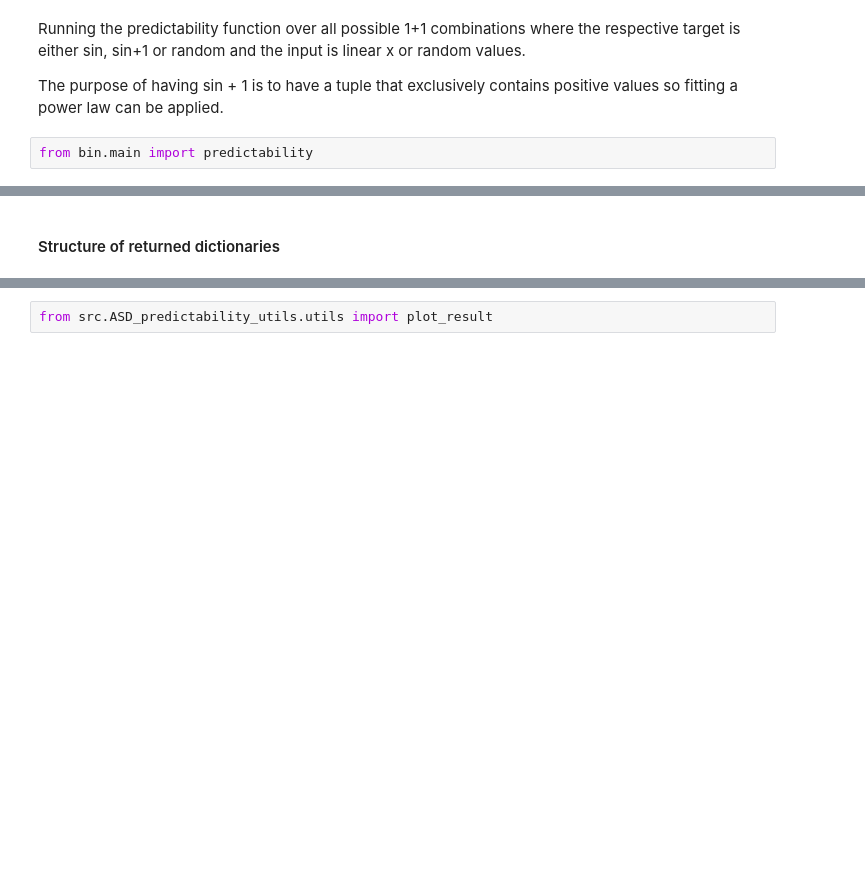
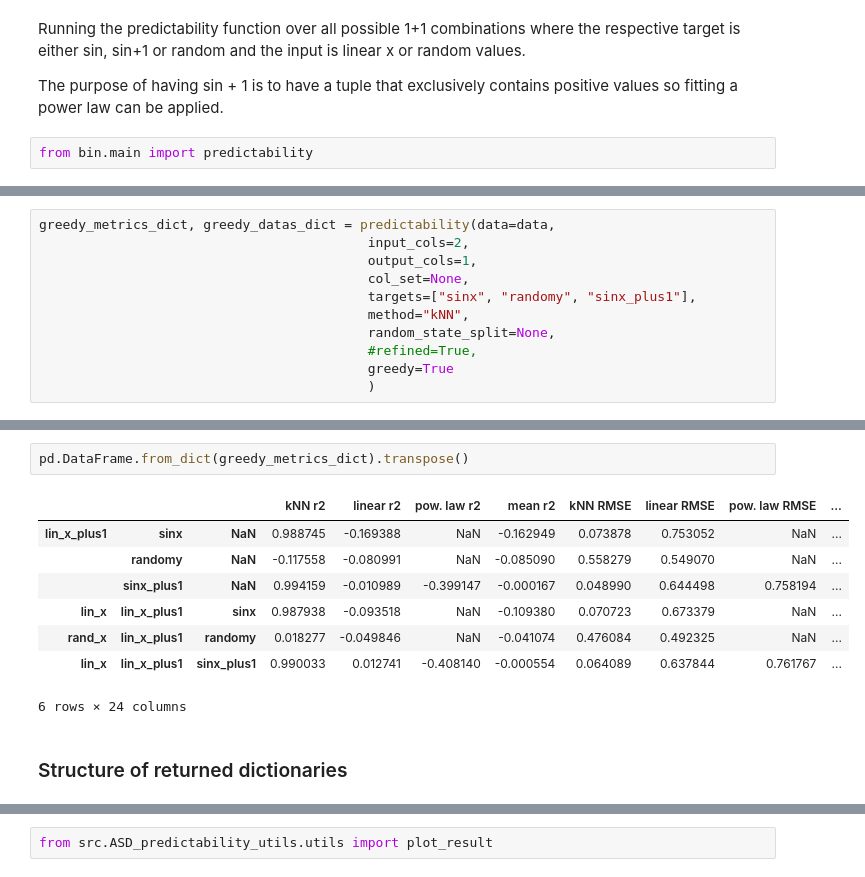
Before and after one commit to limacarvalho/automatedscientificdiscovery, a Jupyter notebook: predictability/doc/basic_example.ipynb, the cells around one changed output, grey strips where cells are left out. Saved outputs shown, nothing was run; the diff lists cells and outputs as text; blank space fills up the shorter version.

```diff
--- a/predictability/doc/basic_example.ipynb
+++ b/predictability/doc/basic_example.ipynb
@@ -105,0 +91,11 @@ metrics_dict, datas_dict = predictability(data=data,
+# %%
+greedy_metrics_dict, greedy_datas_dict = predictability(data=data,
+                                          input_cols=2,
+                                          output_cols=1,
+                                          col_set=None,
+                                          targets=["sinx", "randomy", "sinx_plus1"],
+                                          method="kNN",
+                                          random_state_split=None,
+                                          #refined=True,
+                                          greedy=True
+                                          )
@@ -106,5 +132,16 @@ metrics_dict, datas_dict = predictability(data=data,
+# %%
+pd.DataFrame.from_dict(greedy_metrics_dict).transpose()
+# %% [output]
+|  |  |  | kNN r2 | linear r2 | pow. law r2 | mean r2 | kNN RMSE | linear RMSE | pow. law RMSE | ... |
+| lin_x_plus1 | sinx | NaN | 0.988745 | -0.169388 | NaN | -0.162949 | 0.073878 | 0.753052 | NaN | ... |
+|  | randomy | NaN | -0.117558 | -0.080991 | NaN | -0.085090 | 0.558279 | 0.549070 | NaN | ... |
+|  | sinx_plus1 | NaN | 0.994159 | -0.010989 | -0.399147 | -0.000167 | 0.048990 | 0.644498 | 0.758194 | ... |
+| lin_x | lin_x_plus1 | sinx | 0.987938 | -0.093518 | NaN | -0.109380 | 0.070723 | 0.673379 | NaN | ... |
+| rand_x | lin_x_plus1 | randomy | 0.018277 | -0.049846 | NaN | -0.041074 | 0.476084 | 0.492325 | NaN | ... |
+| lin_x | lin_x_plus1 | sinx_plus1 | 0.990033 | 0.012741 | -0.408140 | -0.000554 | 0.064089 | 0.637844 | 0.761767 | ... |
+6 rows × 24 columns
 # %% [markdown]
-#### Structure of returned dictionaries
+### Structure of returned dictionaries
 # %%
 struc_dict = datas_dict[list(datas_dict.keys())[0]]
 for key in list(struc_dict.keys()):
```
Also changed, not shown: parts of 23 cells of this notebook, 3 other files.
